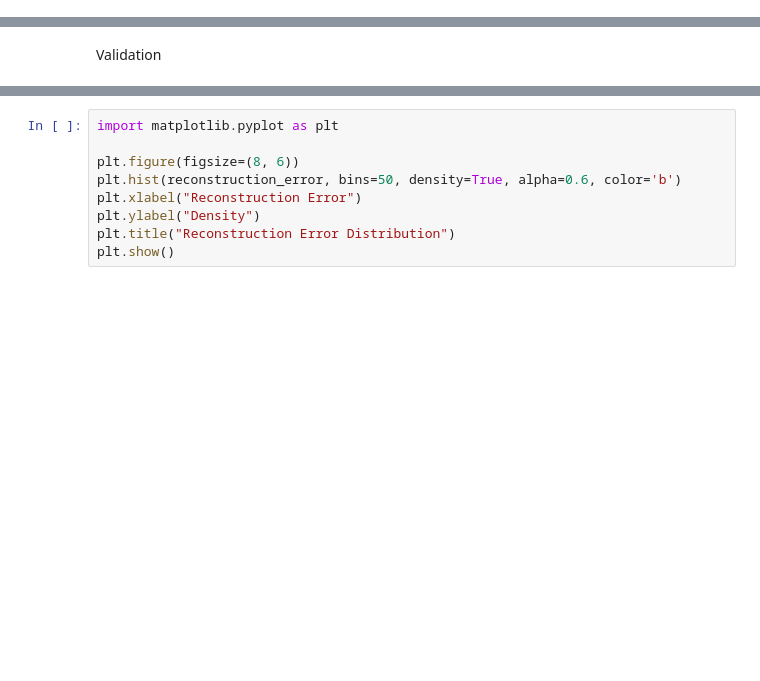
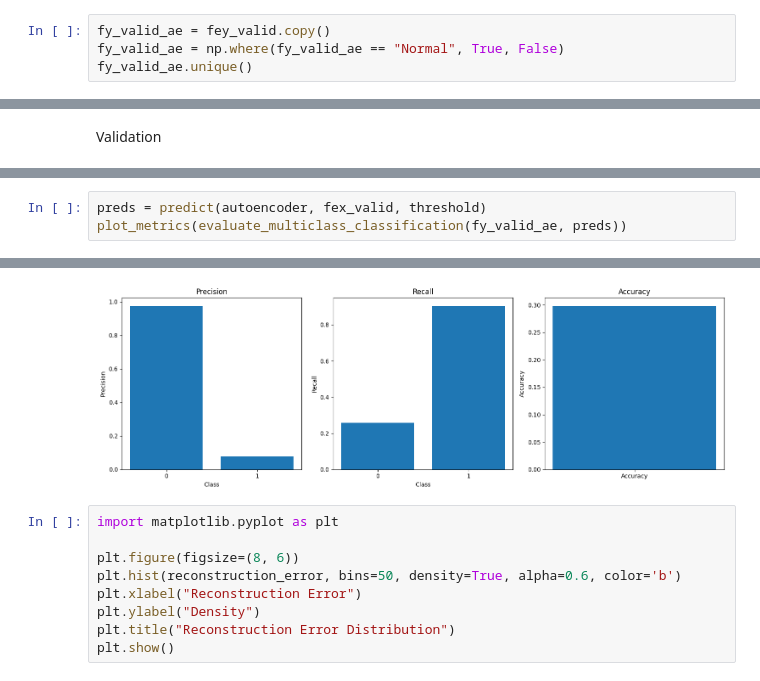
Before and after one commit to VStev/advnet-project, a Jupyter notebook: codes/model-jupyter/model_training.ipynb, the cells around one changed output, grey strips where cells are left out. Drawn from its saved outputs; the diff is of its cells as text; blank space fills up the shorter version.

```diff
--- a/codes/model-jupyter/model_training.ipynb
+++ b/codes/model-jupyter/model_training.ipynb
@@ -127,0 +169,4 @@ AutoEncoder
+# %%
+fy_valid_ae = fey_valid.copy()
+fy_valid_ae = np.where(fy_valid_ae == "Normal", True, False)
+fy_valid_ae.unique()
@@ -172,0 +236,4 @@ tf.Tensor([False False False ... False False False], shape=(168862,), dtype=bool
+# %%
+preds = predict(autoencoder, fex_valid, threshold)
+plot_metrics(evaluate_multiclass_classification(fy_valid_ae, preds))
+# %% [output]
@@ -173,3 +241,4 @@ tf.Tensor([False False False ... False False False], shape=(168862,), dtype=bool
+[figure, added]
 # %%
 import matplotlib.pyplot as plt
 
```
Also changed, not shown: parts of 21 cells of this notebook, 1 other file.
